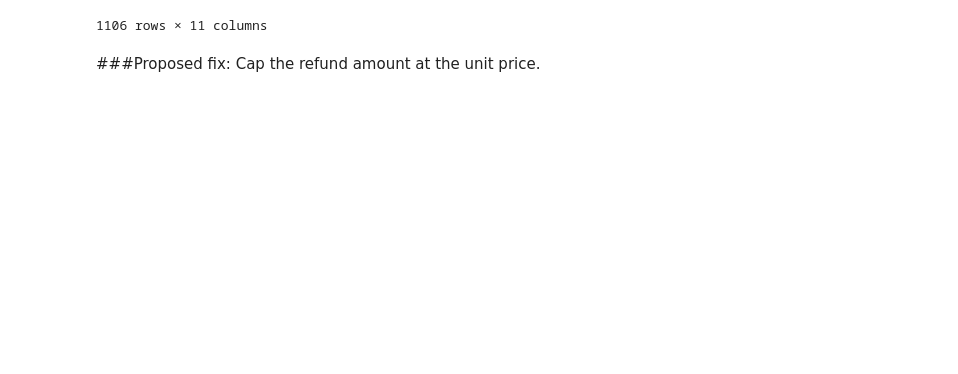
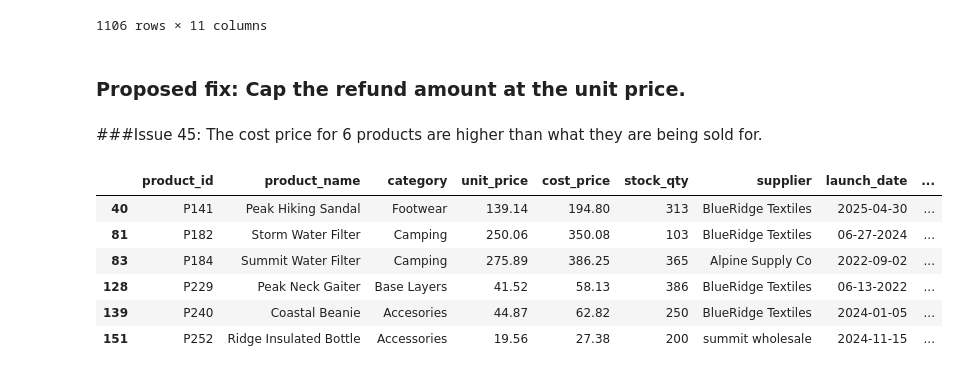
Before and after one commit to LSRajan/valley-outfitters-analysis, a Jupyter notebook: notebooks/01_profiling.ipynb, the cells around one changed output. Drawn from its saved outputs; the diff is of its cells as text; code cells hidden in the pictures; blank space fills up the shorter version.

Commit message:
Additional fix for issue found during exploration. Updated profiling, cleaning notebooks and products file

```diff
--- a/notebooks/01_profiling.ipynb
+++ b/notebooks/01_profiling.ipynb
@@ -1975,4 +1980,16 @@ ret_details[
 | 2798 | R9799 | 513522 | ORD-206590 | 2024-04-30 | Too Small | 128.01 | REFUND | ORD-206590 | ... |
 1106 rows × 11 columns
 # %% [markdown]
-###Proposed fix: Cap the refund amount at the unit price.
+### Proposed fix: Cap the refund amount at the unit price.
+# %% [markdown]
+###Issue 45: The cost price for 6 products are higher than what they are being sold for.
+# %%
+products_temp[products_temp["unit_price"] < products_temp["cost_price"]]
+# %% [output]
+|  | product_id | product_name | category | unit_price | cost_price | stock_qty | supplier | launch_date | ... |
+| 40 | P141 | Peak Hiking Sandal | Footwear | 139.14 | 194.80 | 313 | BlueRidge Textiles | 2025-04-30 | ... |
+| 81 | P182 | Storm Water Filter | Camping | 250.06 | 350.08 | 103 | BlueRidge Textiles | 06-27-2024 | ... |
+| 83 | P184 | Summit Water Filter | Camping | 275.89 | 386.25 | 365 | Alpine Supply Co | 2022-09-02 | ... |
+| 128 | P229 | Peak Neck Gaiter | Base Layers | 41.52 | 58.13 | 386 | BlueRidge Textiles | 06-13-2022 | ... |
+| 139 | P240 | Coastal Beanie | Accesories | 44.87 | 62.82 | 250 | BlueRidge Textiles | 2024-01-05 | ... |
+| 151 | P252 | Ridge Insulated Bottle | Accessories | 19.56 | 27.38 | 200 | summit wholesale | 2024-11-15 | ... |
```
Also changed, not shown: parts of 167 cells of this notebook, 2 other files.
